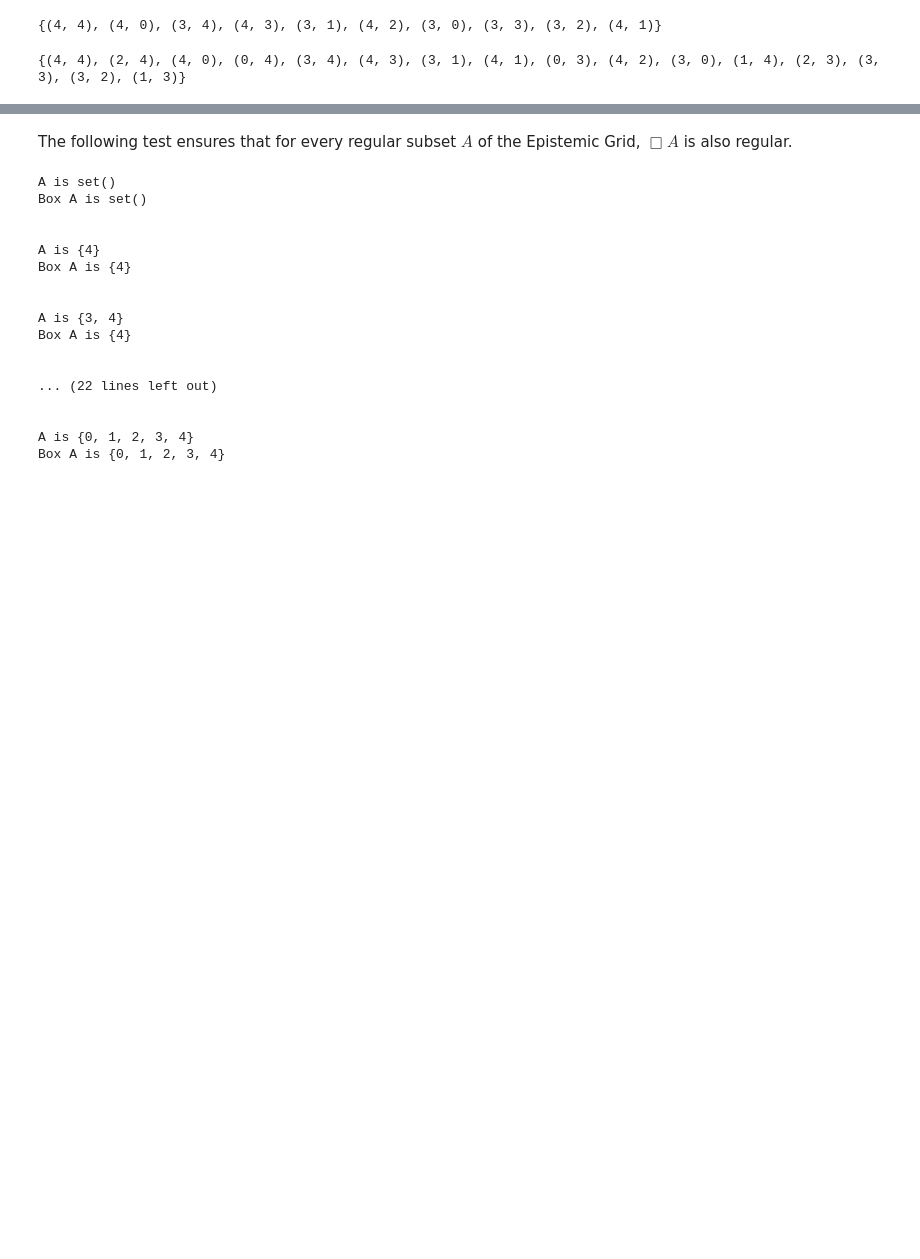
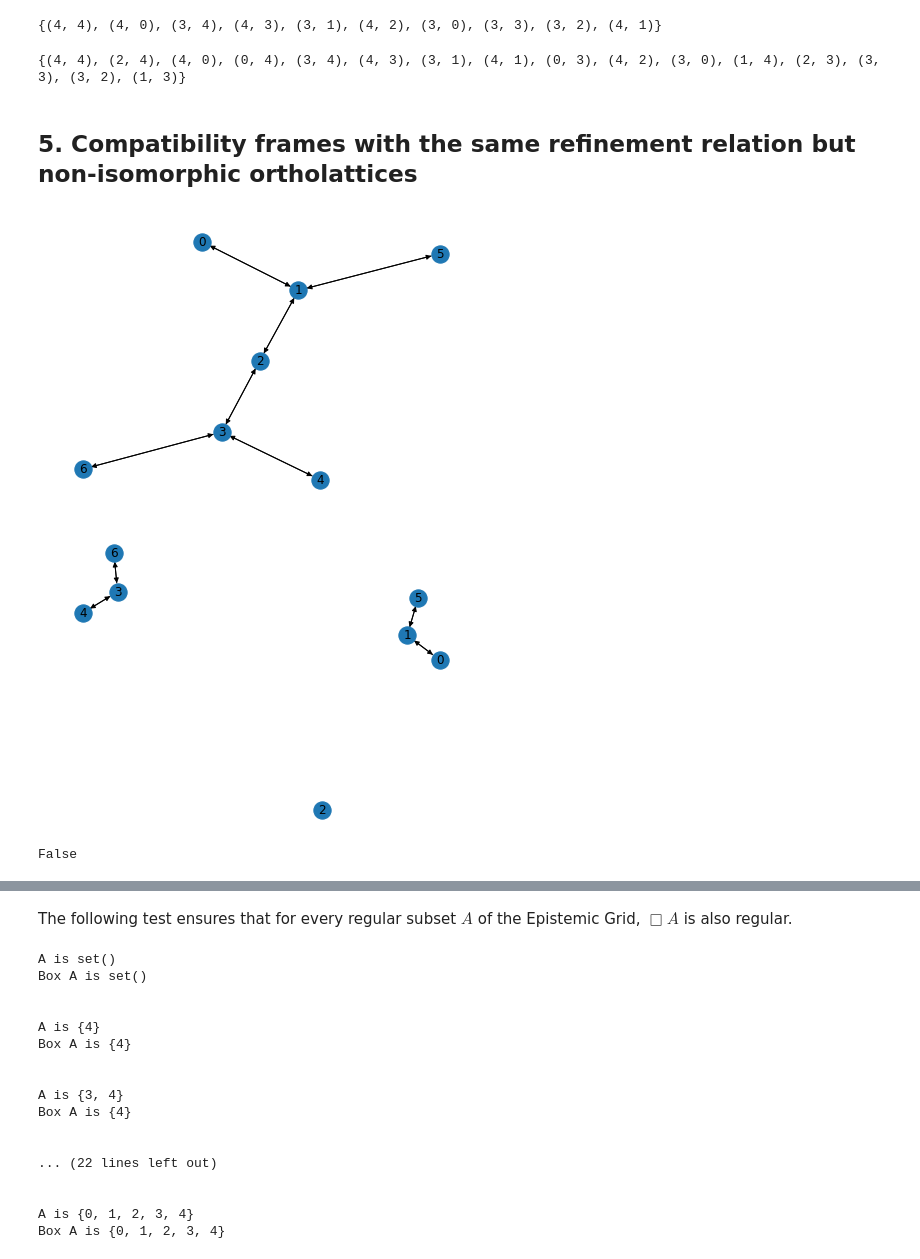
Before and after one commit to wesholliday/ortho-modals, a Jupyter notebook: poss-semantics.ipynb, the cells around one changed output, grey strips where cells are left out. Cells and saved outputs as stored; diff of their text form; code cells hidden in the pictures; blank space fills up the shorter version.

```diff
--- a/poss-semantics.ipynb
+++ b/poss-semantics.ipynb
@@ -371,3 +373,5 @@ print(neg(Q,grid_rel))
 print(neg(P.intersection(Q),grid_rel))
 # %% [output]
 {(4, 4), (2, 4), (4, 0), (0, 4), (3, 4), (4, 3), (3, 1), (4, 1), (0, 3), (4, 2), (3, 0), (1, 4), (2, 3), (3, 3), (3, 2), (1, 3)}
+# %% [markdown]
+## 5. Compatibility frames with the same refinement relation but non-isomorphic ortholattices
@@ -373,0 +392,23 @@ print(neg(P.intersection(Q),grid_rel))
+# %%
+# Consider the following two compatibility frames
+
+rel_1 = reflexive_closure([(0,1),(1,0),(1,2),(2,1),(2,3),(3,2),(3,4),(4,3), (5,1), (1,5), (3,6), (6,3)],range(7))
+rel_2 = reflexive_closure([(0,1),(1,0),(3,4),(4,3), (5,1), (1,5), (3,6), (6,3)],range(7)) # Deleted the edges (1,2), (2,1), (2,3), (3,2) from rel_1
+
+draw_digraph(rel_1)
+draw_digraph(rel_2)
+# %% [output]
+[figure, added]
+[figure, added]
+# %%
+# The ortholattices of the two frames are not isomorphic
+
+l1_fixpts = fixpoints(rel_1)
+l2_fixpts = fixpoints(rel_2)
+
+l1 = lattice(l1_fixpts)
+l2 = lattice(l2_fixpts)
+
+nx.is_isomorphic(l1,l2)
+# %% [output]
+False
```
Also changed, not shown: parts of 12 cells of this notebook.
